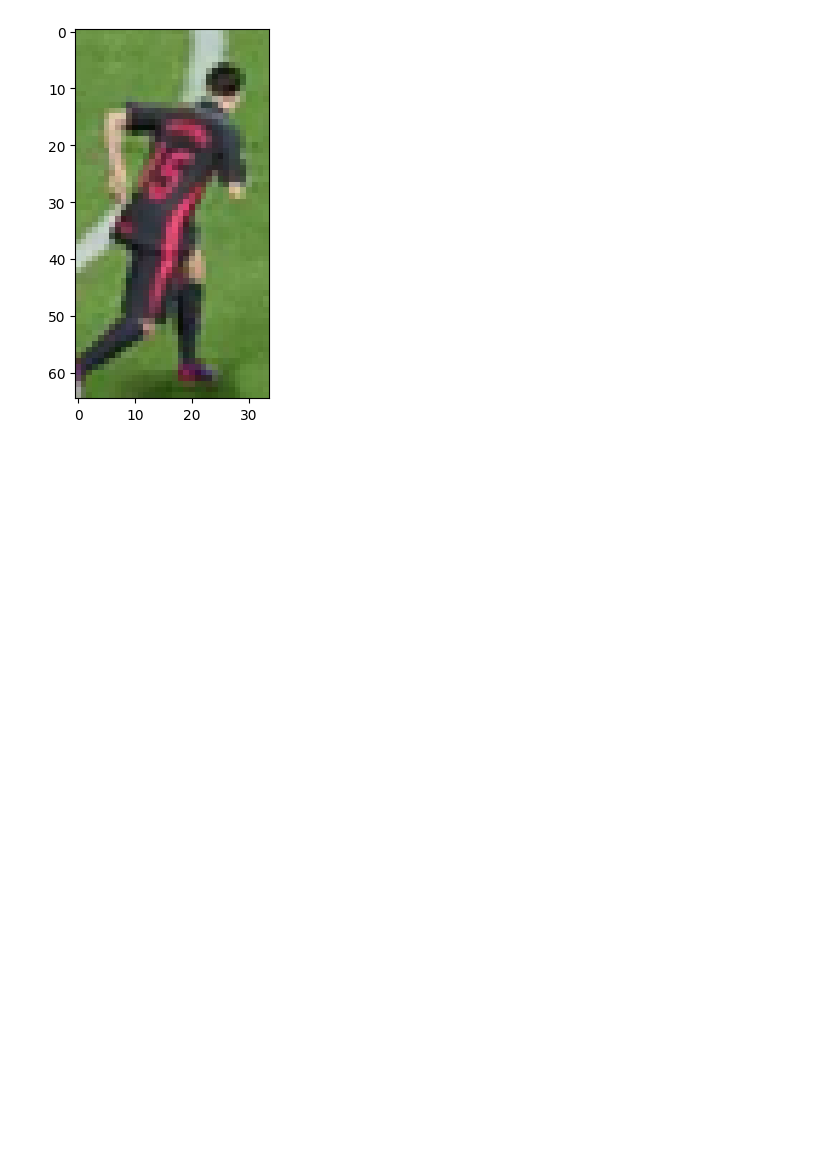
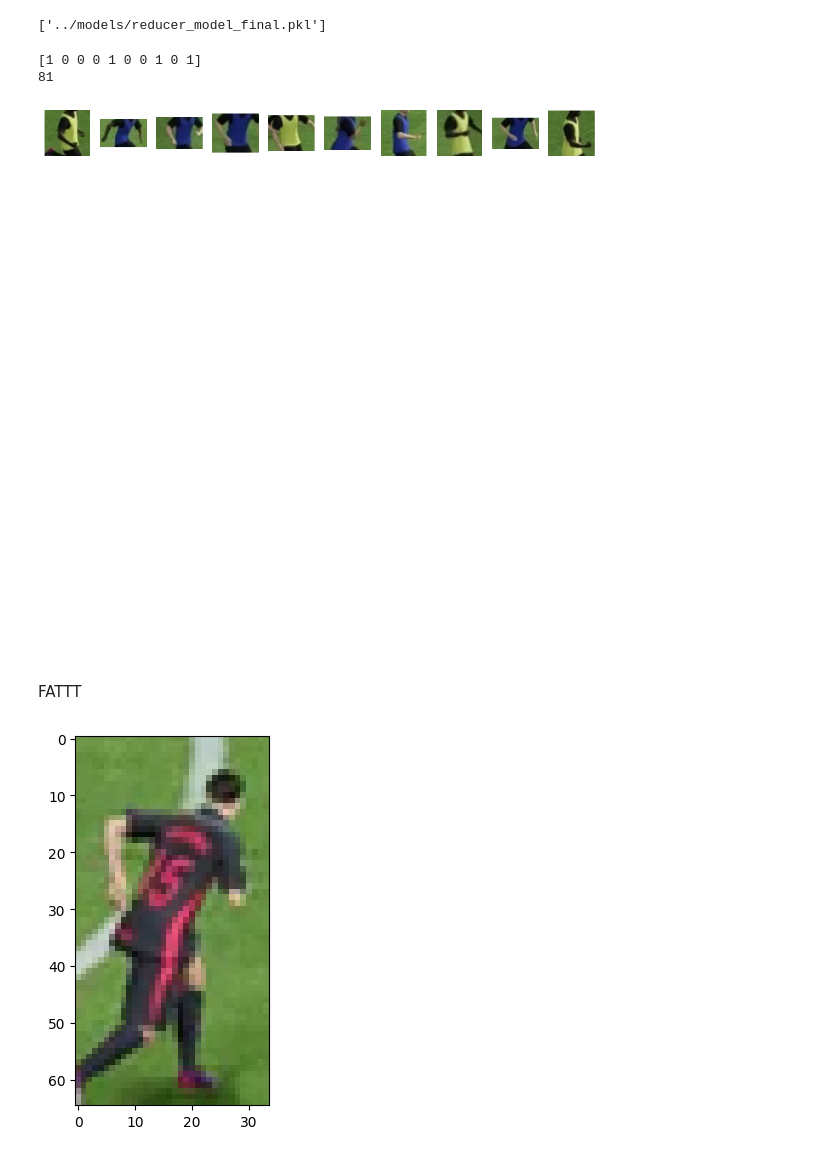
Before and after one commit to MohamedBadr-14/Computer_Vision_Fifa, a Jupyter notebook: development_and_analysis/color_assignement.ipynb, the cells around one changed output. Drawn from its saved outputs; the diff is of its cells as text; code cells hidden in the pictures; blank space fills up the shorter version.

Commit message:
ttest umap

```diff
--- a/development_and_analysis/color_assignement.ipynb
+++ b/development_and_analysis/color_assignement.ipynb
@@ -5,0 +79,28 @@ from sklearn.cluster import KMeans
+# %%
+import numpy as np
+from more_itertools import chunked
+
+BATCH_SIZE = 32
+
+crop_pillow = [sv.cv2_to_pillow(crop) for crop in crops]
+batches = chunked(crop_pillow, BATCH_SIZE)
+data = []
+with torch.no_grad():
+    for batch in tqdm(batches, desc='embedding extraction'):
+        inputs = EMBEDDINGS_PROCESSOR(images=batch, return_tensors="pt").to(DEVICE)
+        outputs = EMBEDDINGS_MODEL(**inputs)
+        embeddings = torch.mean(outputs.last_hidden_state, dim=1).cpu().numpy()
+        data.append(embeddings)
+
+data = np.concatenate(data)
+# initial_data = data
+# %%
+import umap
+from sklearn.cluster import KMeans
+
+REDUCER = umap.UMAP(n_components=3)
+REDUCER.fit(data)  # initial_data is shape (470, 768)
+
+CLUSTERING_MODEL = KMeans(n_clusters=2)
+initial_projection = REDUCER.transform(data)
+CLUSTERING_MODEL.fit(initial_projection)
@@ -6,3 +111,28 @@ from sklearn.cluster import KMeans
+# %%
+clusters = CLUSTERING_MODEL.predict(initial_projection)
+# %%
+import joblib
+
+# Save KMeans model
+joblib.dump(CLUSTERING_MODEL, "../models/kmeans_trained_final.pkl")
+
+# Save UMAP reducer (optional, if you also want to save the reducer)
+# joblib.dump(projections, "projections_model.pkl")
+joblib.dump(REDUCER, "../models/reducer_model_final.pkl")
+# %% [output]
+['../models/reducer_model_final.pkl']
+# %%
+print(clusters[:10])
+team_0 = [crop for crop, cluster in zip(crops, clusters)]
+team_1 = [crop for crop, cluster in zip(crops, clusters) if cluster == 1]
+print(len(team_1))
+sv.plot_images_grid(team_0[:10], grid_size=(10, 10))
+# %% [output]
+[1 0 0 0 1 0 0 1 0 1]
+81
+[figure, added]
+# %% [markdown]
+FATTT
 # %%
 
 image_path = "C:/Users/DELL/Pictures/Screenshots/barca2.png"
```
Also changed, not shown: parts of 4 cells of this notebook.
